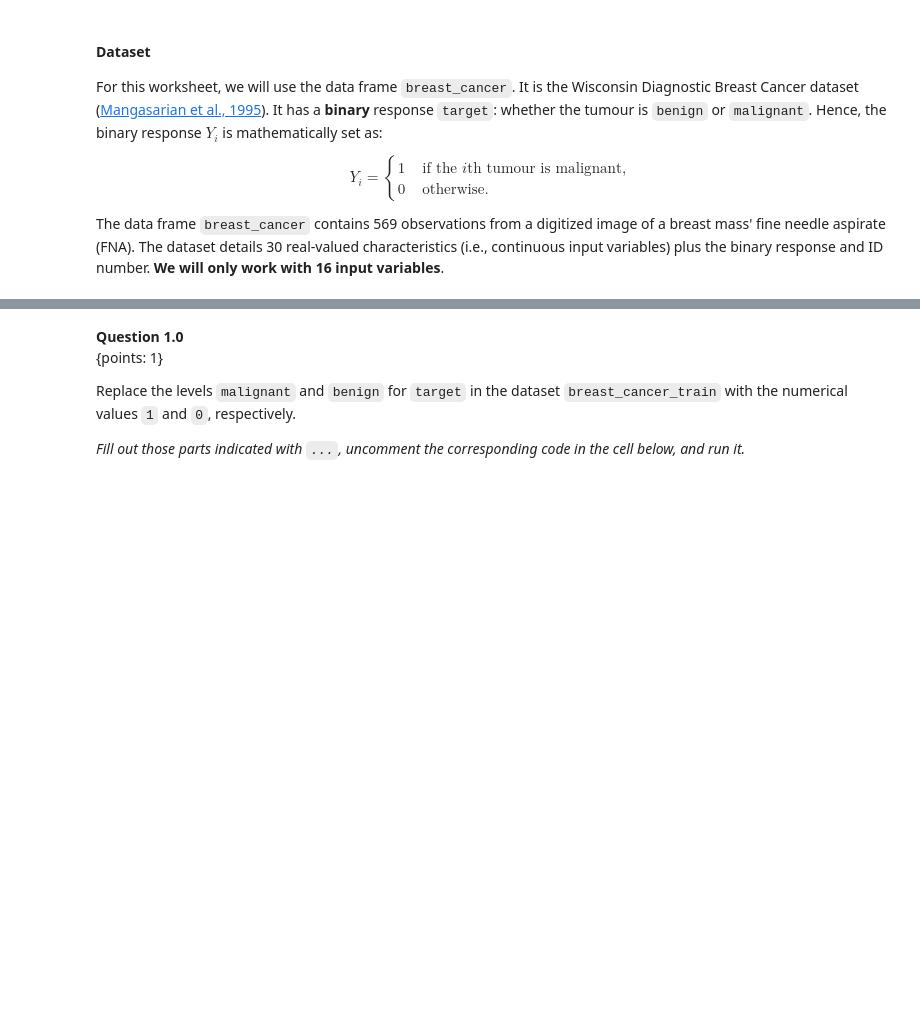
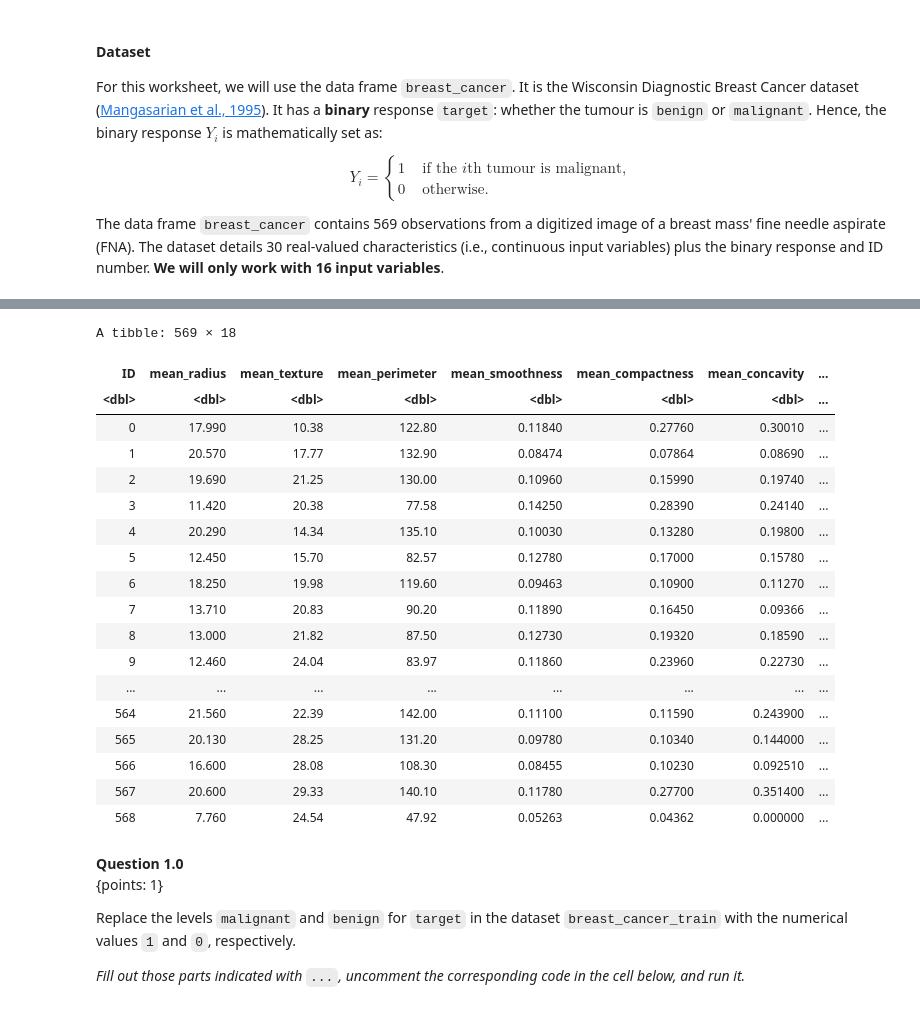
Before and after one commit to UBC-STAT/stat-301, a Jupyter notebook: materials/worksheet_08/worksheet_08.ipynb, the cells around one changed output, grey strips where cells are left out. Drawn from its saved outputs; the diff is of its cells as text; code cells hidden in the pictures; blank space fills up the shorter version.

```diff
--- a/materials/worksheet_08/worksheet_08.ipynb
+++ b/materials/worksheet_08/worksheet_08.ipynb
@@ -75,3 +102,25 @@ breast_cancer <- read_csv("data/breast_cancer.csv") %>%
+# %%
+breast_cancer
+# %% [output]
+A tibble: 569 × 18
+| ID | mean_radius | mean_texture | mean_perimeter | mean_smoothness | mean_compactness | mean_concavity | ... |
+| <dbl> | <dbl> | <dbl> | <dbl> | <dbl> | <dbl> | <dbl> | ... |
+| 0 | 17.990 | 10.38 | 122.80 | 0.11840 | 0.27760 | 0.30010 | ... |
+| 1 | 20.570 | 17.77 | 132.90 | 0.08474 | 0.07864 | 0.08690 | ... |
+| 2 | 19.690 | 21.25 | 130.00 | 0.10960 | 0.15990 | 0.19740 | ... |
+| 3 | 11.420 | 20.38 | 77.58 | 0.14250 | 0.28390 | 0.24140 | ... |
+| 4 | 20.290 | 14.34 | 135.10 | 0.10030 | 0.13280 | 0.19800 | ... |
+| 5 | 12.450 | 15.70 | 82.57 | 0.12780 | 0.17000 | 0.15780 | ... |
+| 6 | 18.250 | 19.98 | 119.60 | 0.09463 | 0.10900 | 0.11270 | ... |
+| 7 | 13.710 | 20.83 | 90.20 | 0.11890 | 0.16450 | 0.09366 | ... |
+| 8 | 13.000 | 21.82 | 87.50 | 0.12730 | 0.19320 | 0.18590 | ... |
+| 9 | 12.460 | 24.04 | 83.97 | 0.11860 | 0.23960 | 0.22730 | ... |
+| ... | ... | ... | ... | ... | ... | ... | ... |
+| 564 | 21.560 | 22.39 | 142.00 | 0.11100 | 0.11590 | 0.243900 | ... |
+| 565 | 20.130 | 28.25 | 131.20 | 0.09780 | 0.10340 | 0.144000 | ... |
+| 566 | 16.600 | 28.08 | 108.30 | 0.08455 | 0.10230 | 0.092510 | ... |
+| 567 | 20.600 | 29.33 | 140.10 | 0.11780 | 0.27700 | 0.351400 | ... |
+| 568 | 7.760 | 24.54 | 47.92 | 0.05263 | 0.04362 | 0.000000 | ... |
 # %% [markdown]
 **Question 1.0**
 <br>{points: 1}
```
Also changed, not shown: parts of 2 cells of this notebook, 10 other files.
